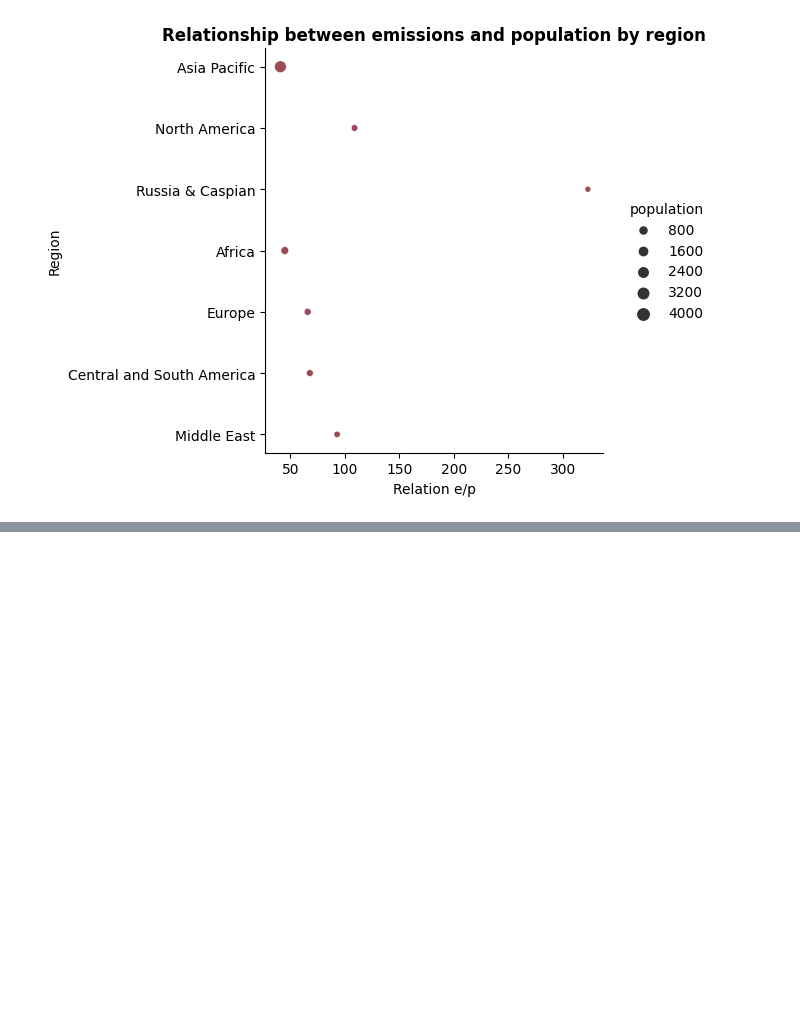
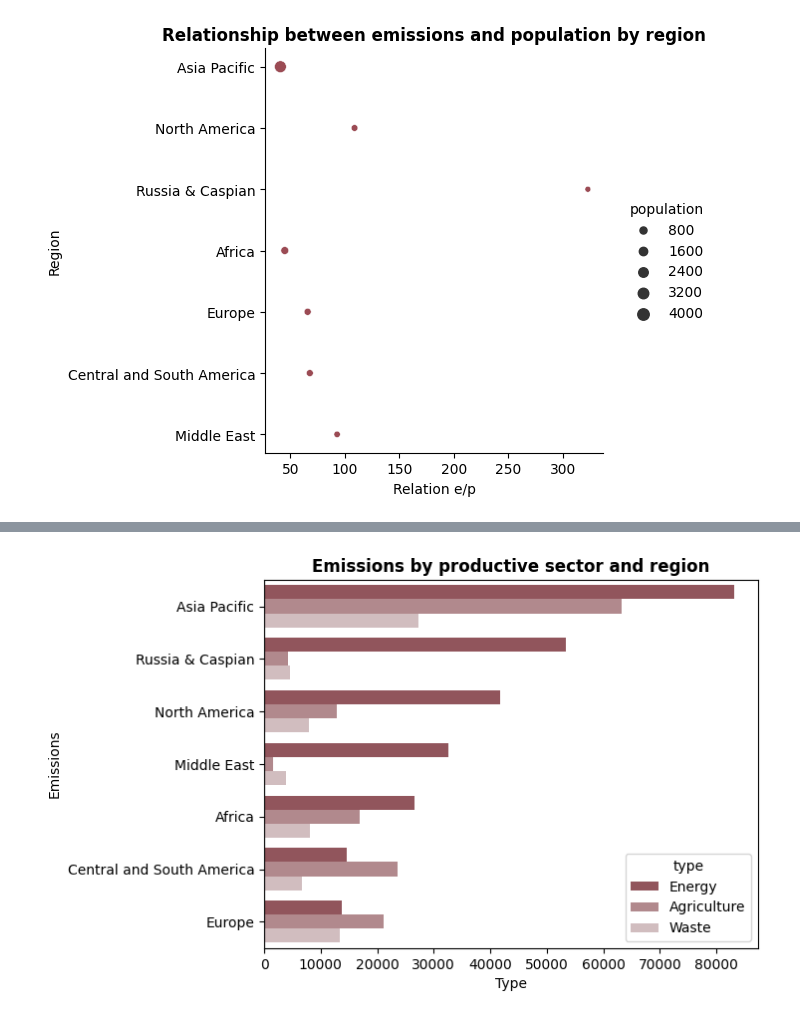
Before and after one commit to William-CCS96/matplotlib_seaborn_libraries_global_methane_emissions, a Jupyter notebook: notebooks/0_0_matplotlib_seaborn-libraries_global_methane_emissions.ipynb, the cells around one changed output, grey strips where cells are left out. Cells and saved outputs as stored; diff of their text form; code cells hidden in the pictures; blank space fills up the shorter version.

```diff
--- a/notebooks/0_0_matplotlib_seaborn-libraries_global_methane_emissions.ipynb
+++ b/notebooks/0_0_matplotlib_seaborn-libraries_global_methane_emissions.ipynb
@@ -311,0 +212,4 @@ sns.barplot(data=df_us_chi_rus_emmision, x="emissions",y="country", hue="segment
+# %%
+columns_segment=["region", "emissions", "type"]
+df_region_emmision_type = df_copy_emissions[columns_segment]
+df_region_emmision_type
@@ -311,0 +232,3 @@ sns.barplot(data=df_us_chi_rus_emmision, x="emissions",y="country", hue="segment
+# %%
+df_region_emmision_type = df_region_emmision_type.groupby(["region","type"]).sum().reset_index().sort_values(by="emissions", ascending=False)
+df_region_emmision_type.head()
@@ -311,0 +244,3 @@ sns.barplot(data=df_us_chi_rus_emmision, x="emissions",y="country", hue="segment
+# %%
+df_region_emmision_type = df_region_emmision_type[~(df_region_emmision_type["type"] == "Other") & ~(df_region_emmision_type["region"] == "Other")]
+df_region_emmision_type
@@ -311,0 +265,11 @@ sns.barplot(data=df_us_chi_rus_emmision, x="emissions",y="country", hue="segment
+# %%
+color_base = "#9b4b54"
+color_palette =  sns.light_palette(color_base, n_colors=4, reverse=True)
+
+sns.barplot(data=df_region_emmision_type, y="region", x="emissions", hue="type", palette=color_palette)
+plt.ylabel("Emissions")
+plt.xlabel("Type")
+plt.title("Emissions by productive sector and region", fontweight="bold")
+plt.show();
+# %% [output]
+[figure, added]
```
Also changed, not shown: parts of 60 cells of this notebook, 2 other files.
